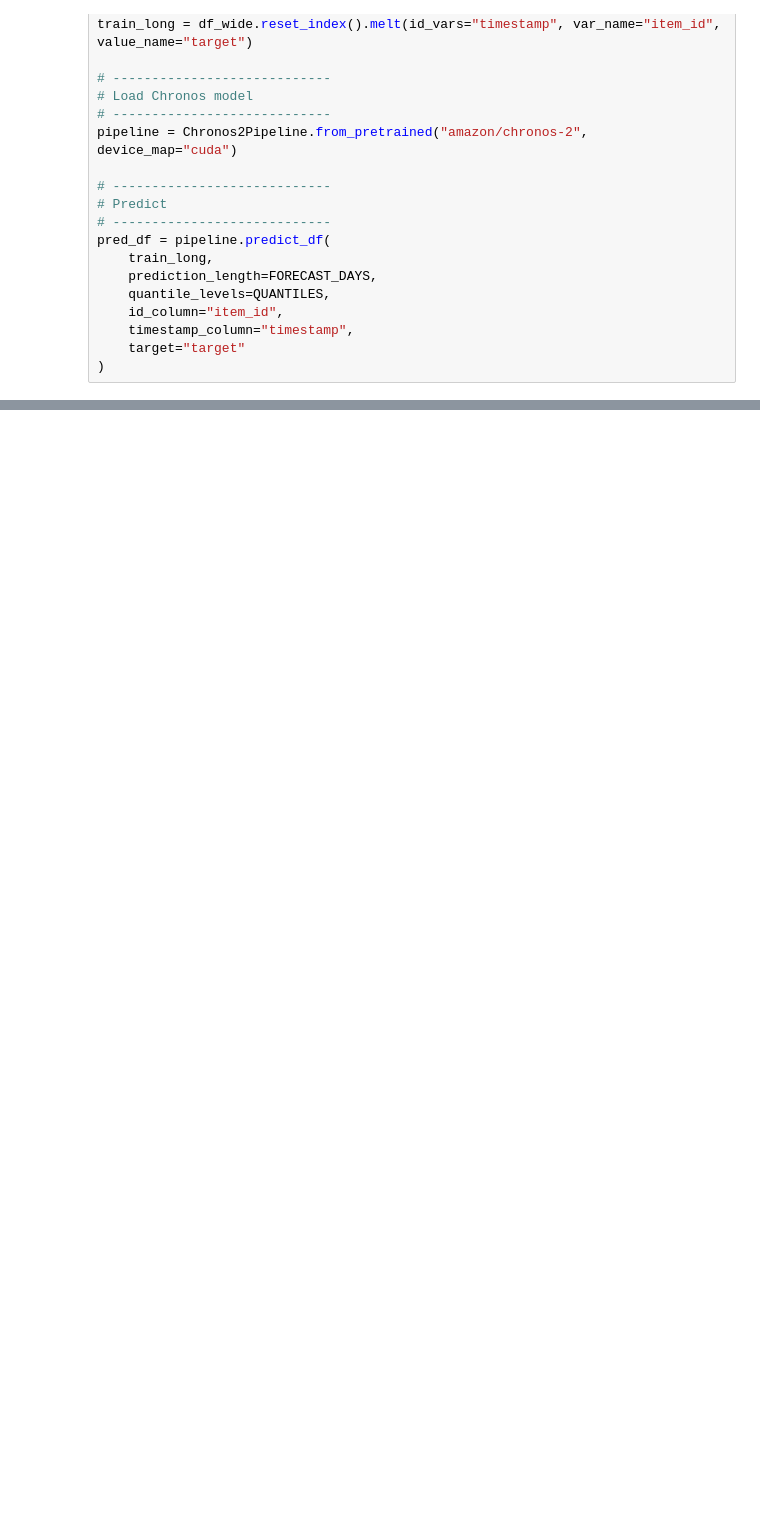
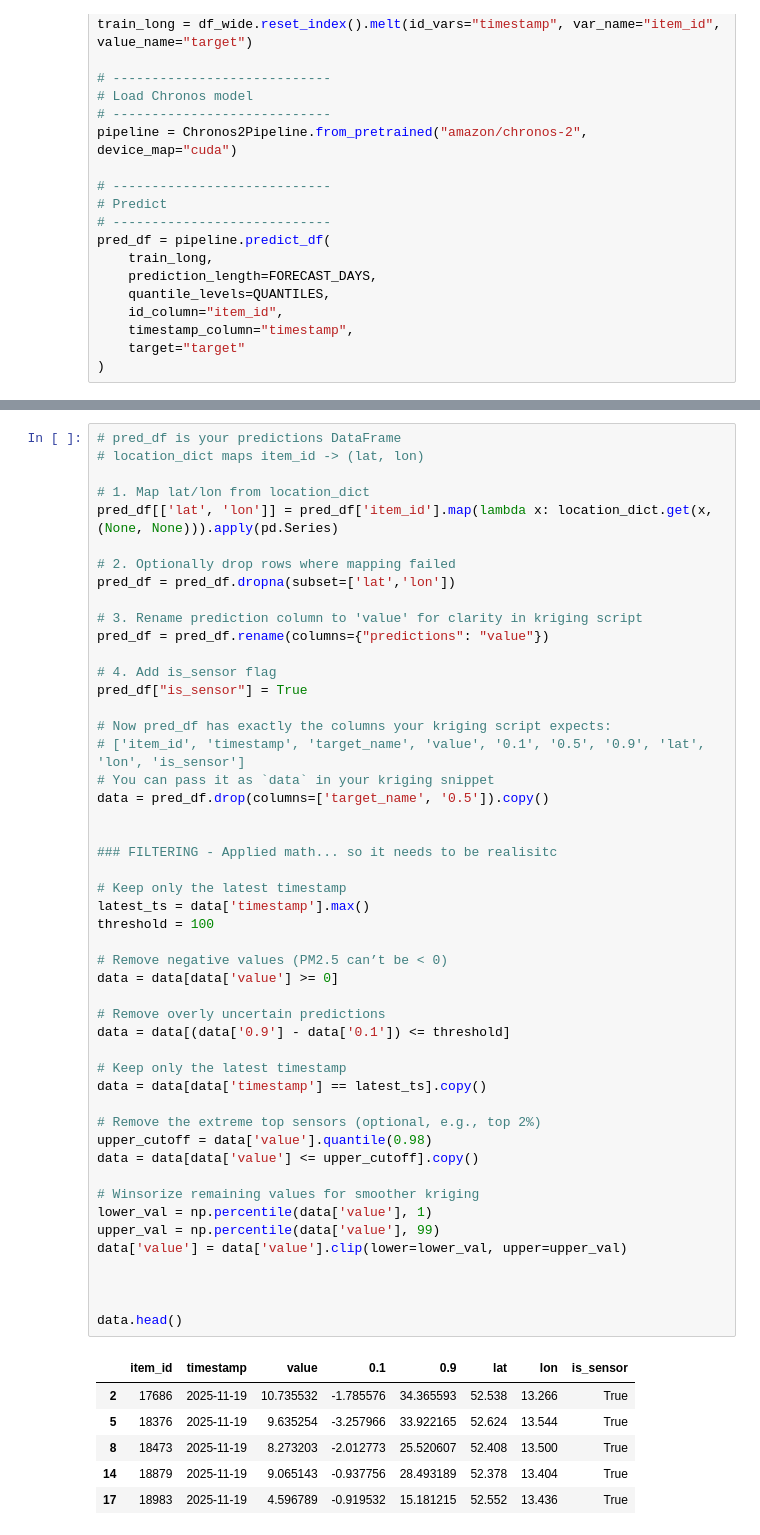
Before and after one commit to chandlerNick/bln-aq, a Jupyter notebook: data-engineering/sds011-sensors/predict-interpolate/tester.ipynb, the cells around one changed output, grey strips where cells are left out. Drawn from its saved outputs; the diff is of its cells as text; blank space fills up the shorter version.

```diff
--- a/data-engineering/sds011-sensors/predict-interpolate/tester.ipynb
+++ b/data-engineering/sds011-sensors/predict-interpolate/tester.ipynb
@@ -112,0 +122,56 @@ pred_df = pipeline.predict_df(
+# %%
+# pred_df is your predictions DataFrame
+# location_dict maps item_id -> (lat, lon)
+
+# 1. Map lat/lon from location_dict
+pred_df[['lat', 'lon']] = pred_df['item_id'].map(lambda x: location_dict.get(x, (None, None))).apply(pd.Series)
+
+# 2. Optionally drop rows where mapping failed
+pred_df = pred_df.dropna(subset=['lat','lon'])
+
+# 3. Rename prediction column to 'value' for clarity in kriging script
+pred_df = pred_df.rename(columns={"predictions": "value"})
+
+# 4. Add is_sensor flag
+pred_df["is_sensor"] = True
+
+# Now pred_df has exactly the columns your kriging script expects:
+# ['item_id', 'timestamp', 'target_name', 'value', '0.1', '0.5', '0.9', 'lat', 'lon', 'is_sensor']
+# You can pass it as `data` in your kriging snippet
+data = pred_df.drop(columns=['target_name', '0.5']).copy()
+
+
+### FILTERING - Applied math... so it needs to be realisitc
+
+# Keep only the latest timestamp
+latest_ts = data['timestamp'].max()
+threshold = 100
+
+# Remove negative values (PM2.5 can’t be < 0)
+data = data[data['value'] >= 0]
+
+# Remove overly uncertain predictions
+data = data[(data['0.9'] - data['0.1']) <= threshold]
+
+# Keep only the latest timestamp
+data = data[data['timestamp'] == latest_ts].copy()
+
+# Remove the extreme top sensors (optional, e.g., top 2%)
+upper_cutoff = data['value'].quantile(0.98)
+data = data[data['value'] <= upper_cutoff].copy()
+
+# Winsorize remaining values for smoother kriging
+lower_val = np.percentile(data['value'], 1)
+upper_val = np.percentile(data['value'], 99)
+data['value'] = data['value'].clip(lower=lower_val, upper=upper_val)
+
+
+
+data.head()
+# %% [output]
+|  | item_id | timestamp | value | 0.1 | 0.9 | lat | lon | is_sensor |
+| 2 | 17686 | 2025-11-19 | 10.735532 | -1.785576 | 34.365593 | 52.538 | 13.266 | True |
+| 5 | 18376 | 2025-11-19 | 9.635254 | -3.257966 | 33.922165 | 52.624 | 13.544 | True |
+| 8 | 18473 | 2025-11-19 | 8.273203 | -2.012773 | 25.520607 | 52.408 | 13.500 | True |
+| 14 | 18879 | 2025-11-19 | 9.065143 | -0.937756 | 28.493189 | 52.378 | 13.404 | True |
+| 17 | 18983 | 2025-11-19 | 4.596789 | -0.919532 | 15.181215 | 52.552 | 13.436 | True |
```
Also changed, not shown: parts of 7 cells of this notebook, 4 other files.
